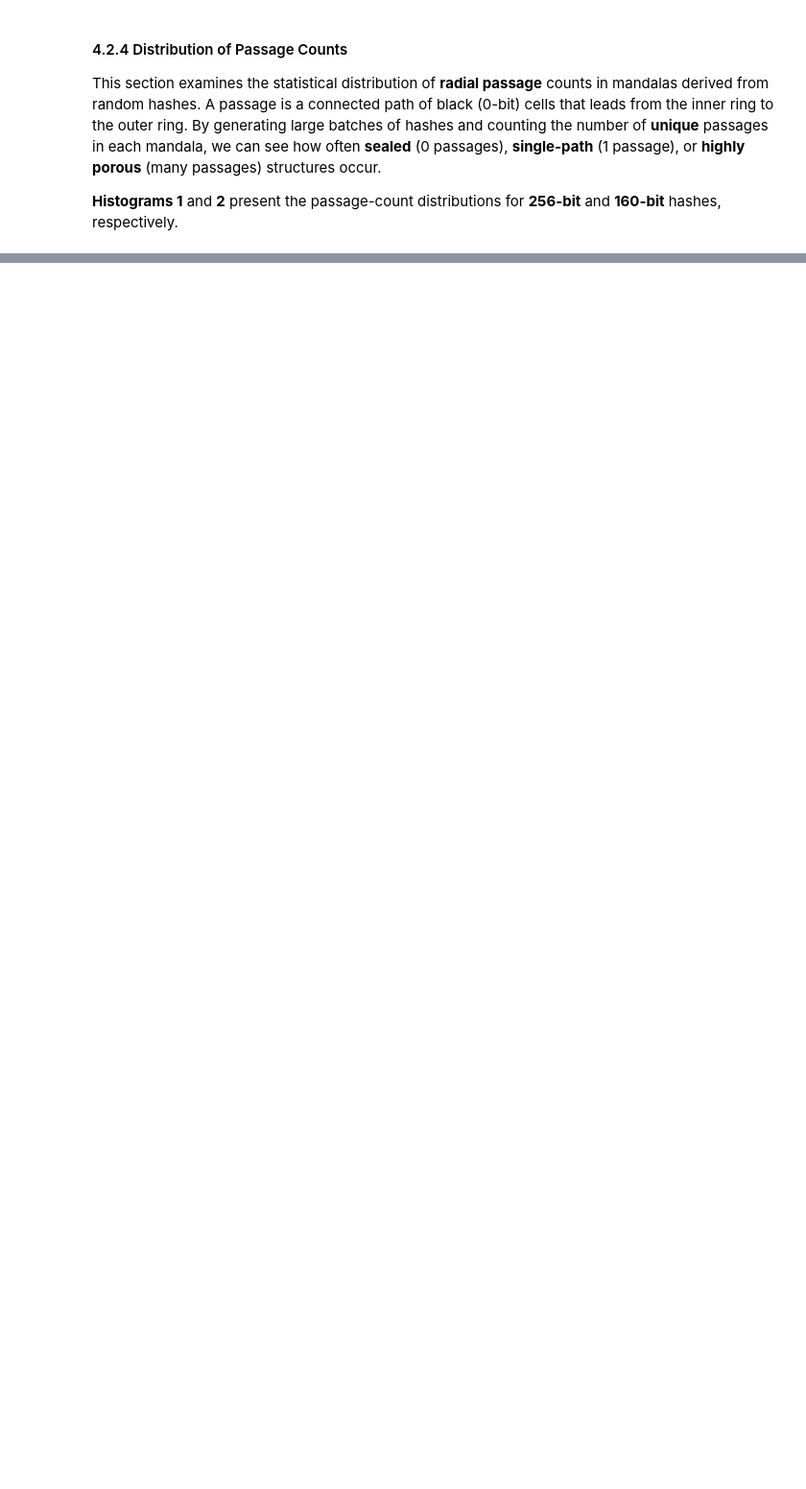
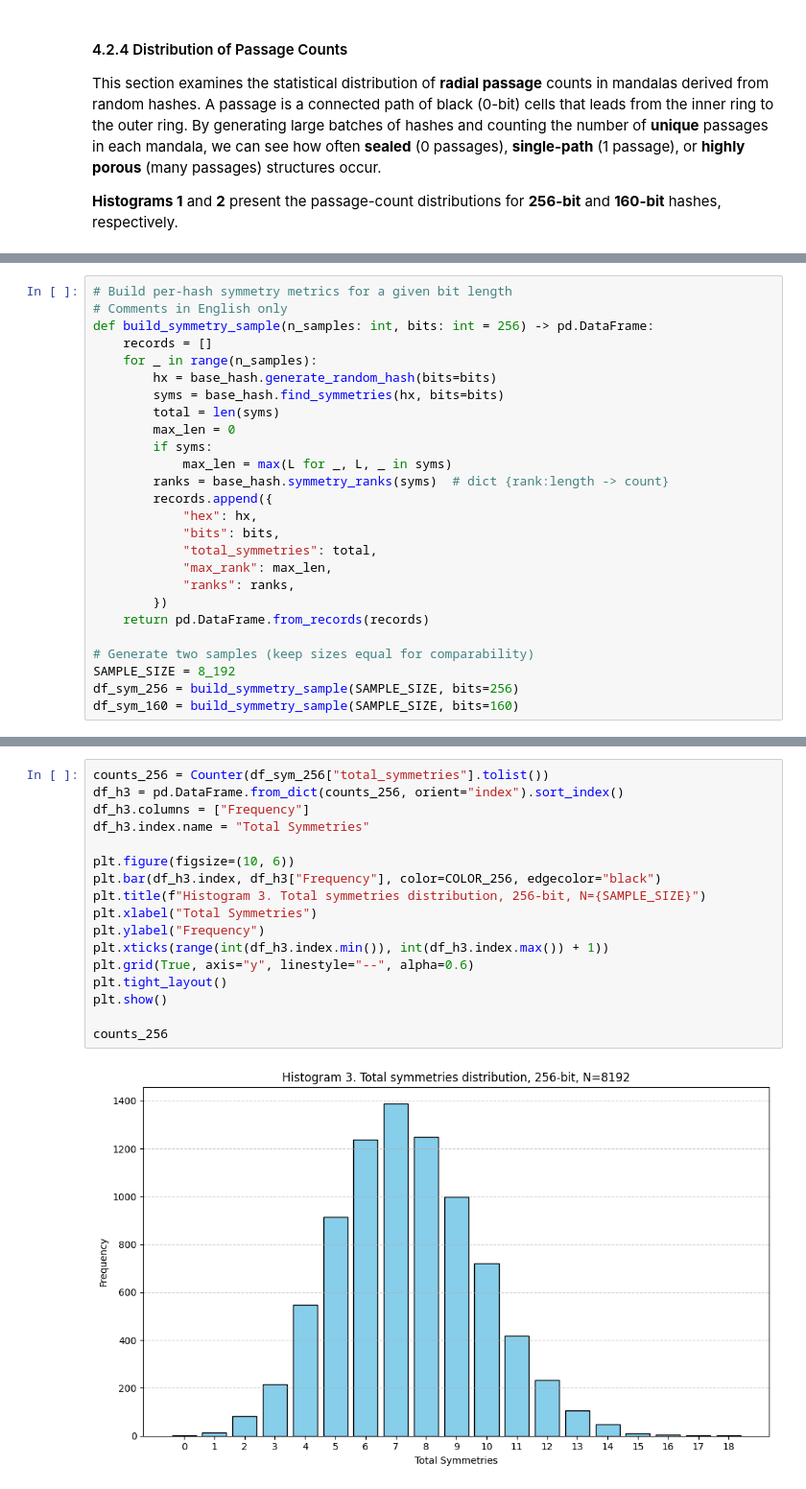
Before and after one commit to HashCanon/hashcanon.github.io, a Jupyter notebook: WhitePaper.ipynb, the cells around one changed output, grey strips where cells are left out. Shown at 96% size. Drawn from its saved outputs; the diff is of its cells as text; blank space fills up the shorter version.

```diff
--- a/WhitePaper.ipynb
+++ b/WhitePaper.ipynb
@@ -625,0 +604,26 @@ print(test_hash)
+# %%
+# Build per-hash symmetry metrics for a given bit length
+# Comments in English only
+def build_symmetry_sample(n_samples: int, bits: int = 256) -> pd.DataFrame:
+    records = []
+    for _ in range(n_samples):
+        hx = base_hash.generate_random_hash(bits=bits)
+        syms = base_hash.find_symmetries(hx, bits=bits)
+        total = len(syms)
+        max_len = 0
+        if syms:
+            max_len = max(L for _, L, _ in syms)
+        ranks = base_hash.symmetry_ranks(syms)  # dict {rank:length -> count}
+        records.append({
+            "hex": hx,
+            "bits": bits,
+            "total_symmetries": total,
+            "max_rank": max_len,
+            "ranks": ranks,
+        })
+    return pd.DataFrame.from_records(records)
+
+# Generate two samples (keep sizes equal for comparability)
+SAMPLE_SIZE = 8_192
+df_sym_256 = build_symmetry_sample(SAMPLE_SIZE, bits=256)
+df_sym_160 = build_symmetry_sample(SAMPLE_SIZE, bits=160)
@@ -625,0 +646,19 @@ print(test_hash)
+# %%
+counts_256 = Counter(df_sym_256["total_symmetries"].tolist())
+df_h3 = pd.DataFrame.from_dict(counts_256, orient="index").sort_index()
+df_h3.columns = ["Frequency"]
+df_h3.index.name = "Total Symmetries"
+
+plt.figure(figsize=(10, 6))
+plt.bar(df_h3.index, df_h3["Frequency"], color=COLOR_256, edgecolor="black")
+plt.title(f"Histogram 3. Total symmetries distribution, 256-bit, N={SAMPLE_SIZE}")
+plt.xlabel("Total Symmetries")
+plt.ylabel("Frequency")
+plt.xticks(range(int(df_h3.index.min()), int(df_h3.index.max()) + 1))
+plt.grid(True, axis="y", linestyle="--", alpha=0.6)
+plt.tight_layout()
+plt.show()
+
+counts_256
+# %% [output]
+[figure, added]
```
Also changed, not shown: parts of 82 cells of this notebook, 1 other file.
